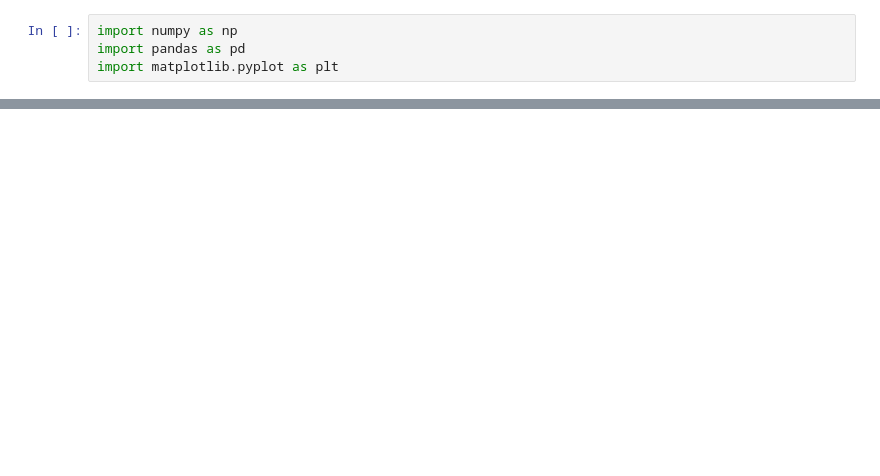
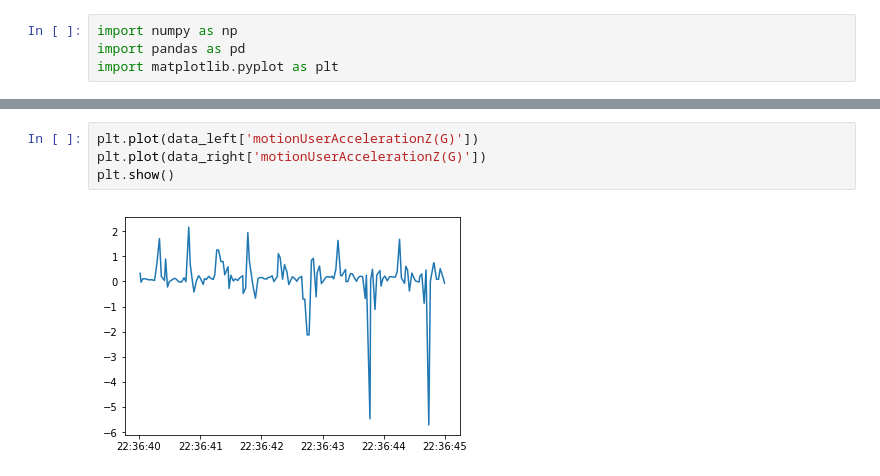
Before and after one commit to Jeoyyyy/Walking_data_analysis, a Jupyter notebook: tony/tony_walk.ipynb, the cells around one changed output, grey strips where cells are left out. Drawn from its saved outputs; the diff is of its cells as text; blank space fills up the shorter version.

```diff
--- a/tony/tony_walk.ipynb
+++ b/tony/tony_walk.ipynb
@@ -18,0 +30,6 @@ plt.show()
+# %%
+plt.plot(data_left['motionUserAccelerationZ(G)'])
+plt.plot(data_right['motionUserAccelerationZ(G)'])
+plt.show()
+# %% [output]
+[figure, added]
```
Also changed, not shown: parts of 8 cells of this notebook, 2 other files.
